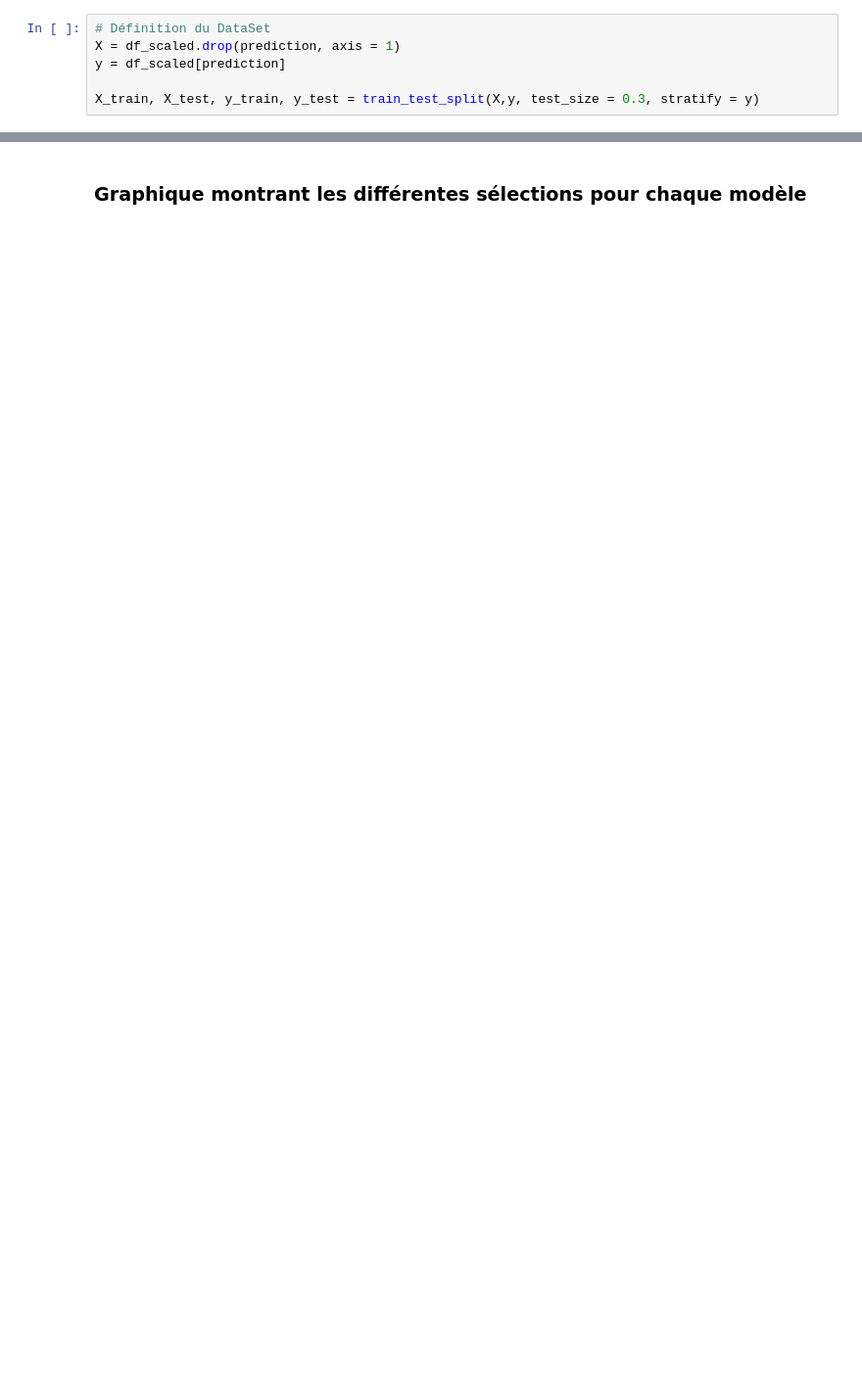
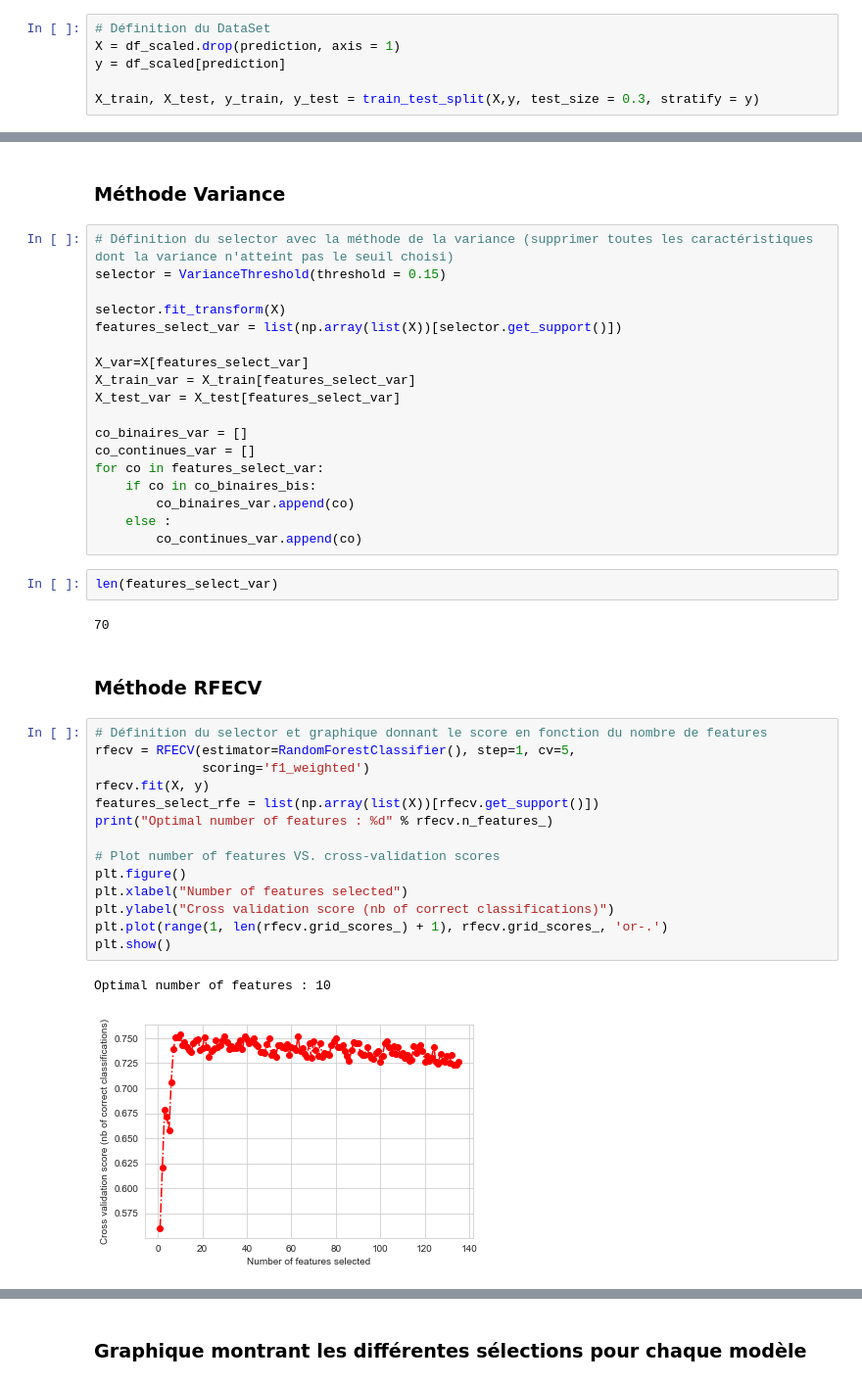
Before and after one commit to pmongruel/projet_python_2A, a Jupyter notebook: model_selection.ipynb, the cells around one changed output, grey strips where cells are left out. Shown at 98% size. Drawn from its saved outputs; the diff is of its cells as text; blank space fills up the shorter version.

```diff
--- a/model_selection.ipynb
+++ b/model_selection.ipynb
@@ -414,0 +111,43 @@ plt.legend()
+# %% [markdown]
+### Méthode Variance
+# %%
+# Définition du selector avec la méthode de la variance (supprimer toutes les caractéristiques dont la variance n'atteint pas le seuil choisi)
+selector = VarianceThreshold(threshold = 0.15)
+
+selector.fit_transform(X)
+features_select_var = list(np.array(list(X))[selector.get_support()])
+
+X_var=X[features_select_var]
+X_train_var = X_train[features_select_var]
+X_test_var = X_test[features_select_var]
+
+co_binaires_var = []
+co_continues_var = []
+for co in features_select_var:
+    if co in co_binaires_bis:
+        co_binaires_var.append(co)
+    else :
+        co_continues_var.append(co)
+# %%
+len(features_select_var)
+# %% [output]
+70
+# %% [markdown]
+### Méthode RFECV
+# %%
+# Définition du selector et graphique donnant le score en fonction du nombre de features
+rfecv = RFECV(estimator=RandomForestClassifier(), step=1, cv=5,
+              scoring='f1_weighted')
+rfecv.fit(X, y)
+features_select_rfe = list(np.array(list(X))[rfecv.get_support()])
+print("Optimal number of features : %d" % rfecv.n_features_)
+
+# Plot number of features VS. cross-validation scores
+plt.figure()
+plt.xlabel("Number of features selected")
+plt.ylabel("Cross validation score (nb of correct classifications)")
+plt.plot(range(1, len(rfecv.grid_scores_) + 1), rfecv.grid_scores_, 'or-.')
+plt.show()
+# %% [output]
+Optimal number of features : 10
+[figure, added]
```
Also changed, not shown: parts of 83 cells of this notebook, 4 other files.
